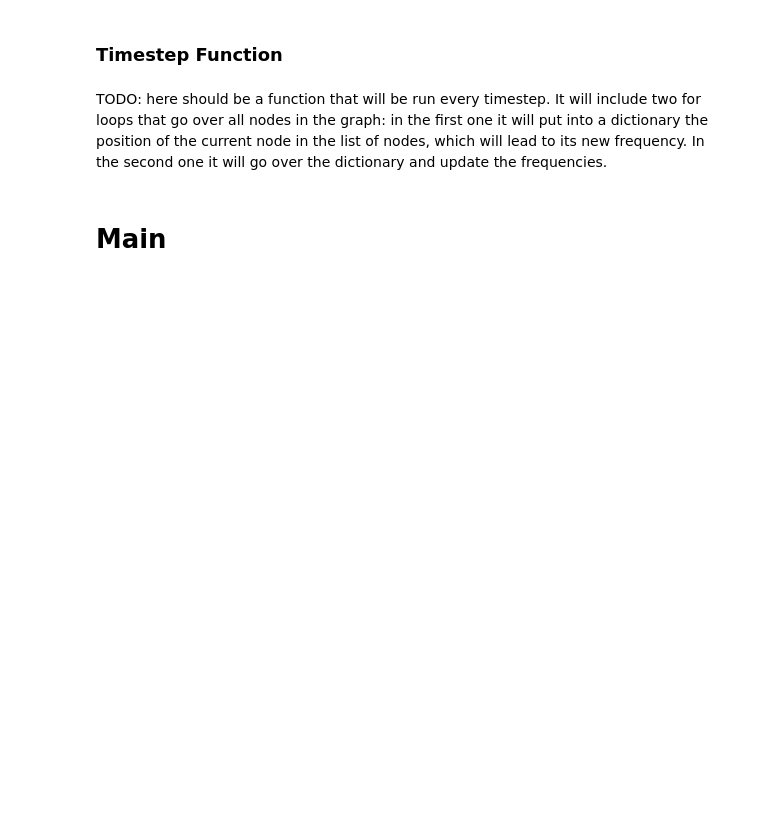
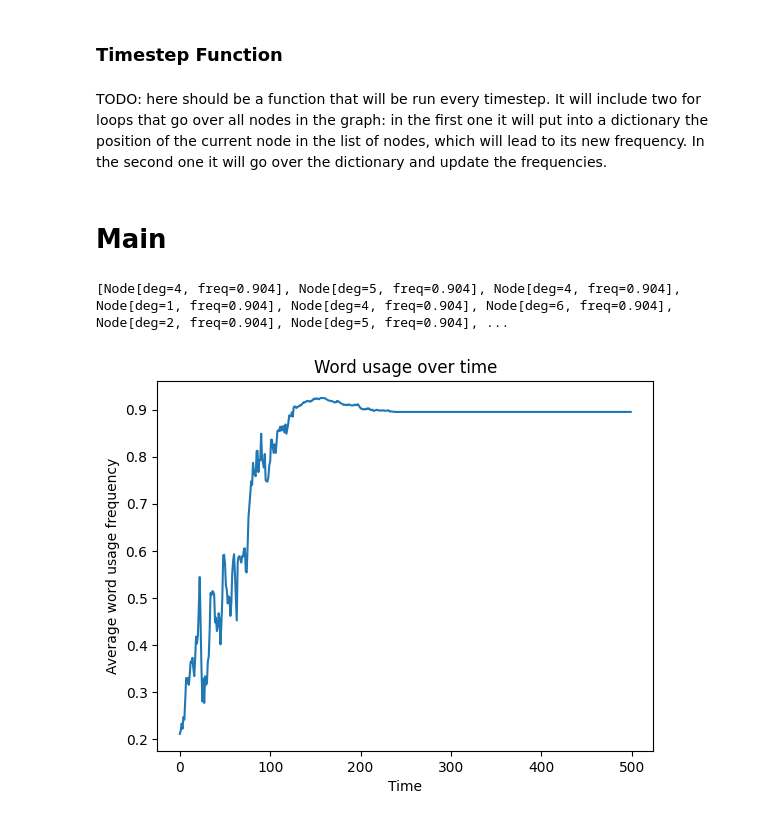
Before and after one commit to Noony-yay/website, a Jupyter notebook: linguistics_simulation/simulation.ipynb, the cells around one changed output. Drawn from its saved outputs; the diff is of its cells as text; code cells hidden in the pictures; blank space fills up the shorter version.

```diff
--- a/linguistics_simulation/simulation.ipynb
+++ b/linguistics_simulation/simulation.ipynb
@@ -27,7 +28,7 @@ class Node:
         self.frequency: float = 0
 
     def __repr__(self):
-        return f"Node[{len(self.neighbors)}]"
+        return f"Node[deg={len(self.neighbors)}, freq={self.frequency:.3f}]"
 
     def degree(self) -> int:
         return len(self.neighbors)
@@ -100,6 +101,8 @@ print(total/NUM_NODES)
 TODO: here should be a function that will be run every timestep. It will include two for loops that go over all nodes in the graph: in the first one it will put into a dictionary the position of the current node in the list of nodes, which will lead to its new frequency. In the second one it will go over the dictionary and update the frequencies.
 # %%
 def step_rule_follow_random_neighbor(node: Node) -> float:
+    if len(node.neighbors) == 0:
+        return node.frequency
     return random.choice(node.neighbors).frequency
 # %%
 def run_timestep(g: Graph) -> None:
@@ -113,3 +116,26 @@ def run_timestep(g: Graph) -> None:
         node.frequency = freq
 # %% [markdown]
 # Main
+# %%
+g = create_graph_simple(100, 0.05)
+for node in g.nodes:
+    if random.random() < 0.5:
+        node.frequency = random.random()
+    # else: it will be zero
+
+avg_list = []
+for i in range(500):
+    run_timestep(g)
+    avg_list.append(sum([node.frequency for node in g.nodes])/len(g.nodes))
+
+print(g)
+# %% [output]
+[Node[deg=4, freq=0.904], Node[deg=5, freq=0.904], Node[deg=4, freq=0.904], Node[deg=1, freq=0.904], Node[deg=4, freq=0.904], Node[deg=6, freq=0.904], Node[deg=2, freq=0.904], Node[deg=5, freq=0.904], ...
+# %%
+plt.plot(avg_list)
+plt.xlabel('Time')
+plt.ylabel('Average word usage frequency')
+plt.title('Word usage over time')
+plt.show()
+# %% [output]
+[figure, added]
```
Also changed, not shown: parts of 2 cells of this notebook.
